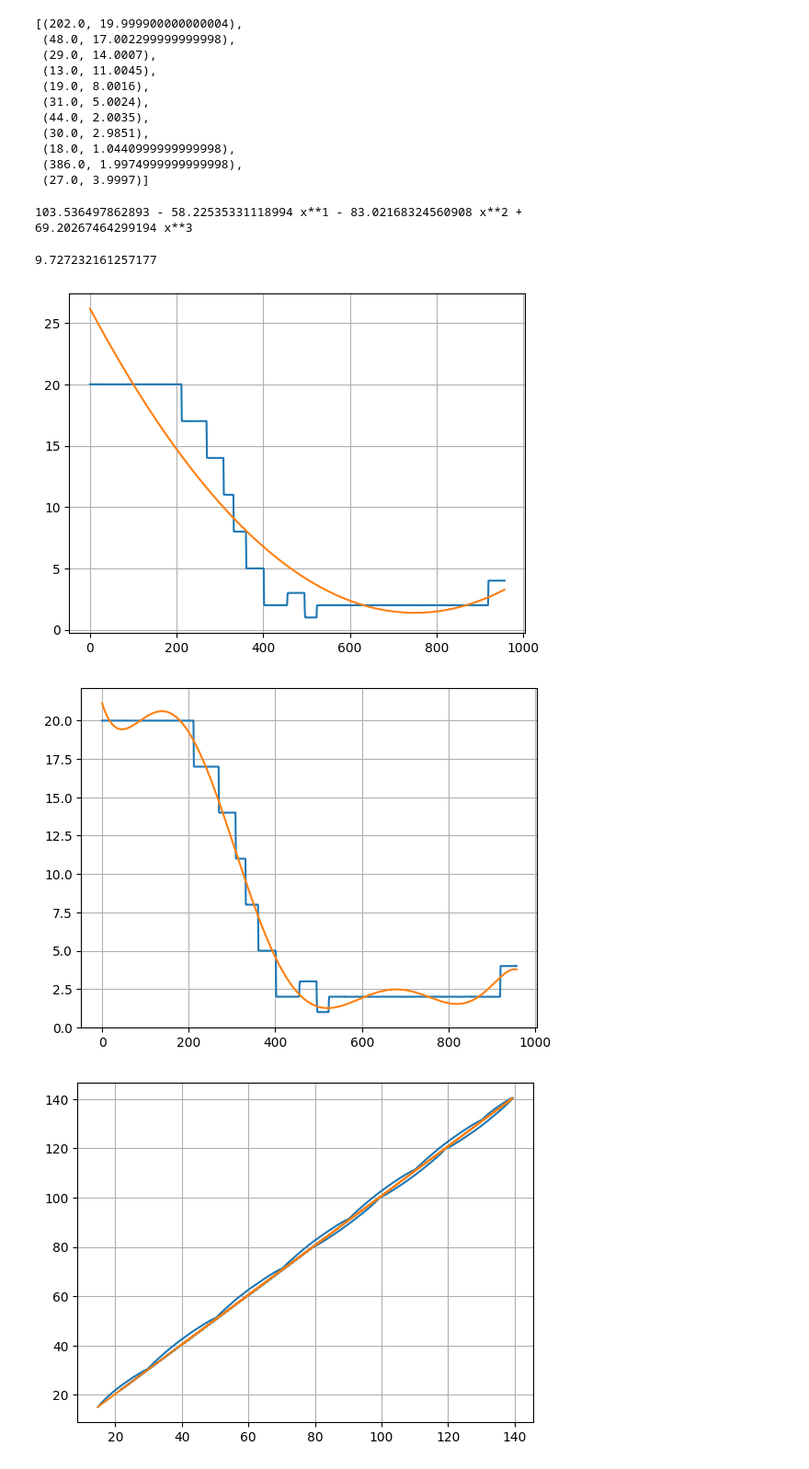
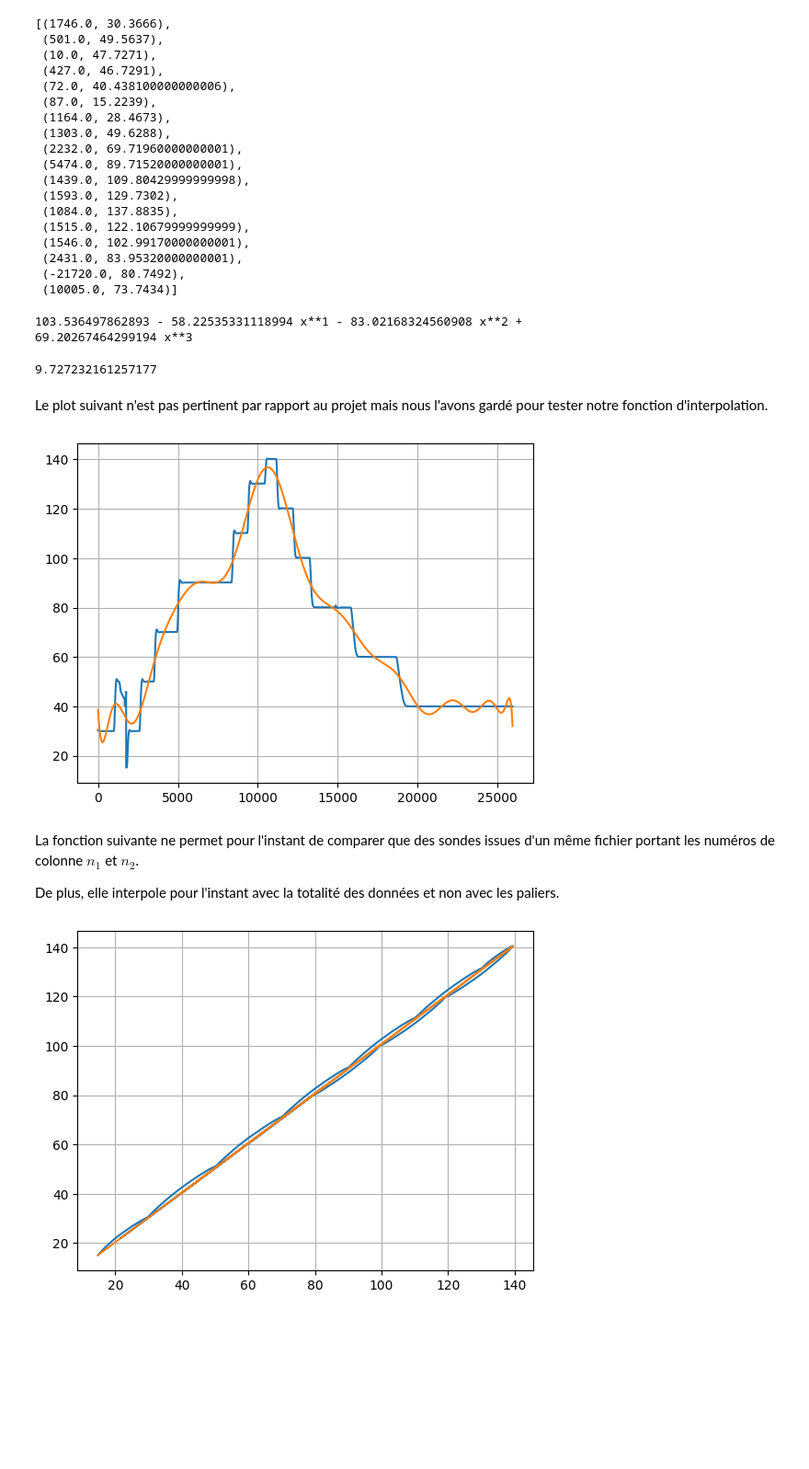
Before and after one commit to MatLD33/Projet-Info, a Jupyter notebook: lecture.ipynb, the cells around one changed output. Shown at 92% size. Cells and saved outputs as stored; diff of their text form; code cells hidden in the pictures; blank space fills up the shorter version.

```diff
--- a/lecture.ipynb
+++ b/lecture.ipynb
@@ -6,6 +6,7 @@ import numpy as np
 def str_to_float(number):
     '''
     Cette fonction permet de convertir un string en float
+    Elle est nécessaire au vu de la façon dont sont écrits les nombres dans les fichiers csv
     Ex : '1234,56' -> 1234.56
     '''
     num = number.split(',')
@@ -35,6 +36,10 @@ def create_data(path,n,data_type = 'value'):
     '''
     Cette fonction retourne les données d'un fichier csv
     Elle retroune les données de la colonne n
+
+    x : abscisses en numéro de balayage
+    data_to_plot : nom de la donnée
+    val : valeur des données en float ou time
     '''
     data = pd.read_csv(path, index_col="Bal", delimiter=";")
     columns = data.columns
@@ -181,18 +215,25 @@ def stables_stage_list(path, precision=0.1, window_size=100):
     return list(zip(duree,mean))
 # %%
-stables_stage_list("Data\debit.csv",precision=0.05,window_size=10)
+stables_stage_list("Data\etal.csv",precision=0.05,window_size=10)
 # %% [output]
-[(202.0, 19.999900000000004),
- (48.0, 17.002299999999998),
- (29.0, 14.0007),
- (13.0, 11.0045),
- (19.0, 8.0016),
- (31.0, 5.0024),
- (44.0, 2.0035),
- (30.0, 2.9851),
- (18.0, 1.0440999999999998),
- (386.0, 1.9974999999999998),
- (27.0, 3.9997)]
+[(1746.0, 30.3666),
+ (501.0, 49.5637),
+ (10.0, 47.7271),
+ (427.0, 46.7291),
+ (72.0, 40.438100000000006),
+ (87.0, 15.2239),
+ (1164.0, 28.4673),
+ (1303.0, 49.6288),
+ (2232.0, 69.71960000000001),
+ (5474.0, 89.71520000000001),
+ (1439.0, 109.80429999999998),
+ (1593.0, 129.7302),
+ (1084.0, 137.8835),
+ (1515.0, 122.10679999999999),
+ (1546.0, 102.99170000000001),
+ (2431.0, 83.95320000000001),
+ (-21720.0, 80.7492),
+ (10005.0, 73.7434)]
 # %%
 def polynomial_interpolation(x, y, degree):
     '''
@@ -210,29 +251,20 @@ p(2)
 103.536497862893 - 58.22535331118994 x**1 - 83.02168324560908 x**2 +
 69.20267464299194 x**3
 9.727232161257177
+# %% [markdown]
+Le plot suivant n'est pas pertinent par rapport au projet mais nous l'avons gardé pour tester notre fonction d'interpolation.
 # %%
-x,name,y = create_data("Data\debit.csv",2)
+x,name,y = create_data("Data\etal.csv",2)
 plt.figure()
-x_corrected = x[0:60000]
-y_corrected = y[0:60000]
-plt.plot(x_corrected,y_corrected)
-p = polynomial_interpolation(x_corrected,y_corrected,2)
-z = p(x_corrected)
-plt.plot(x_corrected,z)
+# x_corrected = x[0:60000]
+# y_corrected = y[0:60000]
+plt.plot(x,y)
+p = polynomial_interpolation(x,y,20)
+z = p(x)
+plt.plot(x,z)
 plt.grid()
 plt.show()
 # %% [output]
-[figure, old version]
+[figure, new version]
-# %%
-x,name,y = create_data("Data\debit.csv",2)
-plt.figure()
-plt.plot(x,y)
-p = polynomial_interpolation(x,y,8)
-z = p(x)
-plt.plot(x,z)
-plt.grid()
-plt.show()
-# %% [output]
-[figure, removed]
 # %%
 def linear_interpolation(x, y):
@@ -240,6 +273,10 @@ def linear_interpolation(x, y):
     """
     coeffs = np.polyfit(x, y, 1)
     return np.poly1d(coeffs)
+# %% [markdown]
+La fonction suivante ne permet pour l'instant de comparer que des sondes issues d'un même fichier portant les numéros de colonne $n_1$ et $n_2$.
+
+De plus, elle interpole pour l'instant avec la totalité des données et non avec les paliers.
 # %%
 def comparaison_sondes(n1,n2, graph = True):
     '''
```
Also changed, not shown: parts of 11 cells of this notebook, 1 other file.
